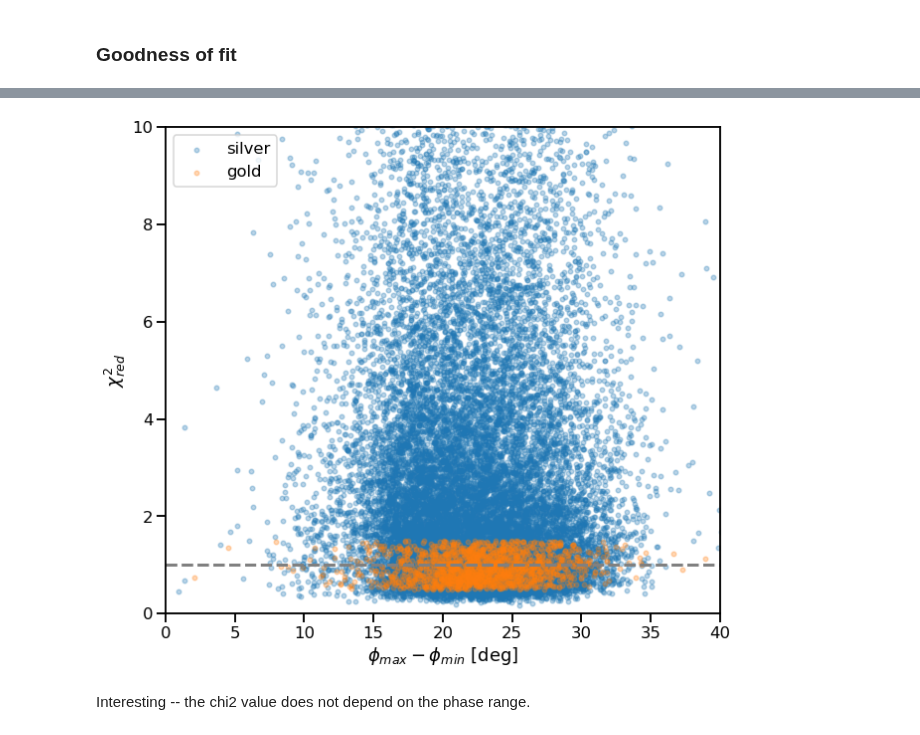
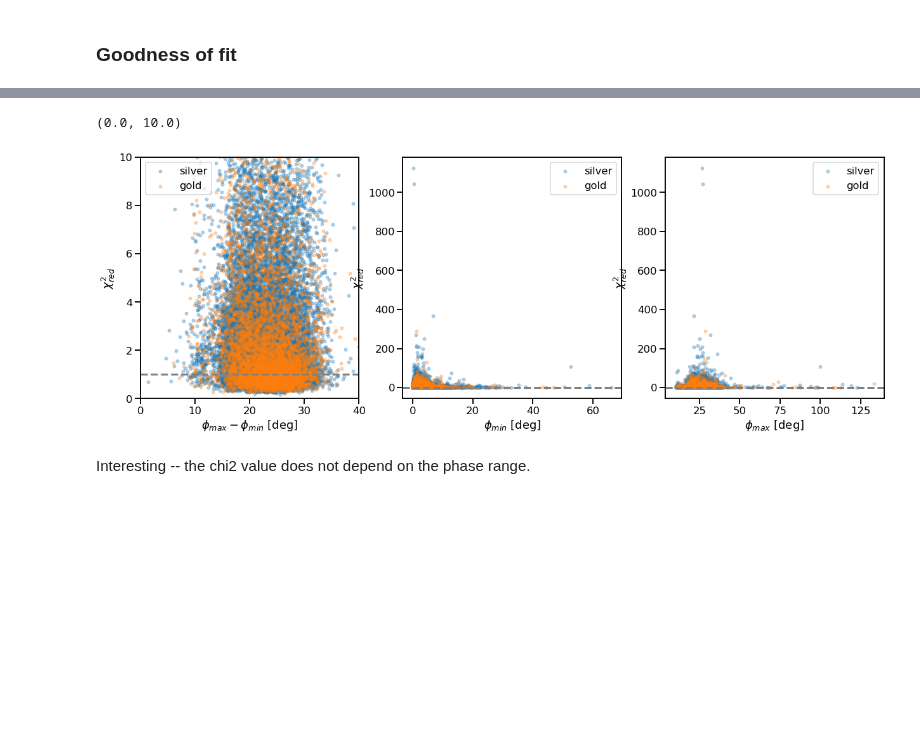
Before and after one commit to astrolabsoftware/fink-tutorials, a Jupyter notebook: sso/spins/spins.ipynb, the cells around one changed output, grey strips where cells are left out. Saved outputs shown, nothing was run; the diff lists cells and outputs as text; code cells hidden in the pictures; blank space fills up the shorter version.

```diff
--- a/sso/spins/spins.ipynb
+++ b/sso/spins/spins.ipynb
@@ -7,6 +7,7 @@ import matplotlib
 import matplotlib.pyplot as plt
 
 import rocks
+rocks.set_log_level("error")
 import time as t
 
 import astropy.units as u
@@ -345,0 +386,16 @@ fig.savefig('plots/phase_amplitude.png', facecolor='white', dpi=150)
+# %%
+fig = plt.figure(figsize=(12, 7))
+
+for index, flavor in enumerate(['gold', 'silver', 'bronze']):
+    cond = data.flavor == flavor
+
+    d_ = data.loc[cond,'minphase']
+
+    plt.hist(d_, bins=50, histtype='step', density=False, label=flavor, color='C{}'.format(index))
+    plt.axvline(np.mean(d_), ls='--', lw=3, color='C{}'.format(index))
+    plt.xlabel(r'$\phi_{min}$ [deg]')
+    plt.ylabel('histogram')
+    plt.legend()
+plt.yscale('log')
+plt.show()
+fig.savefig(f'{data_fink}plots/phase_min.png', facecolor='white', dpi=150)
@@ -431,30 +598,57 @@ fig.savefig('plots/chi2.png', facecolor='white', dpi=150)
 # %%
-fig = plt.figure(figsize=(10, 9))
+fig, ax = plt.subplots(1, 3, figsize=(21, 7))
 
 for flavor in ['silver', 'gold']:
     cond = data['flavor'] == flavor
 
     d_1 = data.loc[cond,'maxphase'] - data.loc[cond,'minphase']
-#     d_1 = data.loc[cond,'ndays']
     d_2 = data.loc[cond,'chi2red']
-
-    plt.scatter(
+    ax[0].scatter(
         d_1,
         d_2,
         marker='.',
         alpha=0.3,
         label=flavor,
     )
-    plt.axhline(1, ls='--', color='grey', lw=3)
-    plt.xlabel(r'$\phi_{max} - \phi_{min}$ [deg]')
-    plt.ylabel(r'$\chi^2_{red}$')
-    plt.legend()
+    ax[0].set_xlabel(r'$\phi_{max} - \phi_{min}$ [deg]')
 
-plt.xlim([0, 40])
-plt.ylim([0, 10])
-plt.show()
+    d_1 = data.loc[cond,'minphase']
+    d_2 = data.loc[cond,'chi2red']
+    ax[1].scatter(
+        d_1,
+        d_2,
+        marker='.',
+        alpha=0.3,
+        label=flavor,
+    )
+    ax[1].set_xlabel(r'$\phi_{min}$ [deg]')
+
+    d_1 = data.loc[cond,'maxphase']
+    d_2 = data.loc[cond,'chi2red']
+    ax[2].scatter(
+        d_1,
+        d_2,
+        marker='.',
+        alpha=0.3,
+        label=flavor,
+    )
+    ax[2].set_xlabel(r'$\phi_{max}$ [deg]')
+
+
+for a in ax:
+    a.axhline(1, ls='--', color='grey', lw=3)
+    a.set_ylabel(r'$\chi^2_{red}$')
+    a.legend()
+
+
+
+
+ax[0].set_xlim([0, 40])
+ax[0].set_ylim([0, 10])
+# plt.show()
 # %% [output]
+(0.0, 10.0)
-[figure, old version]
+[figure, new version]
 # %% [markdown]
 Interesting -- the chi2 value does not depend on the phase range.
 # %%
```
Also changed, not shown: parts of 60 cells of this notebook, 1 other file.
